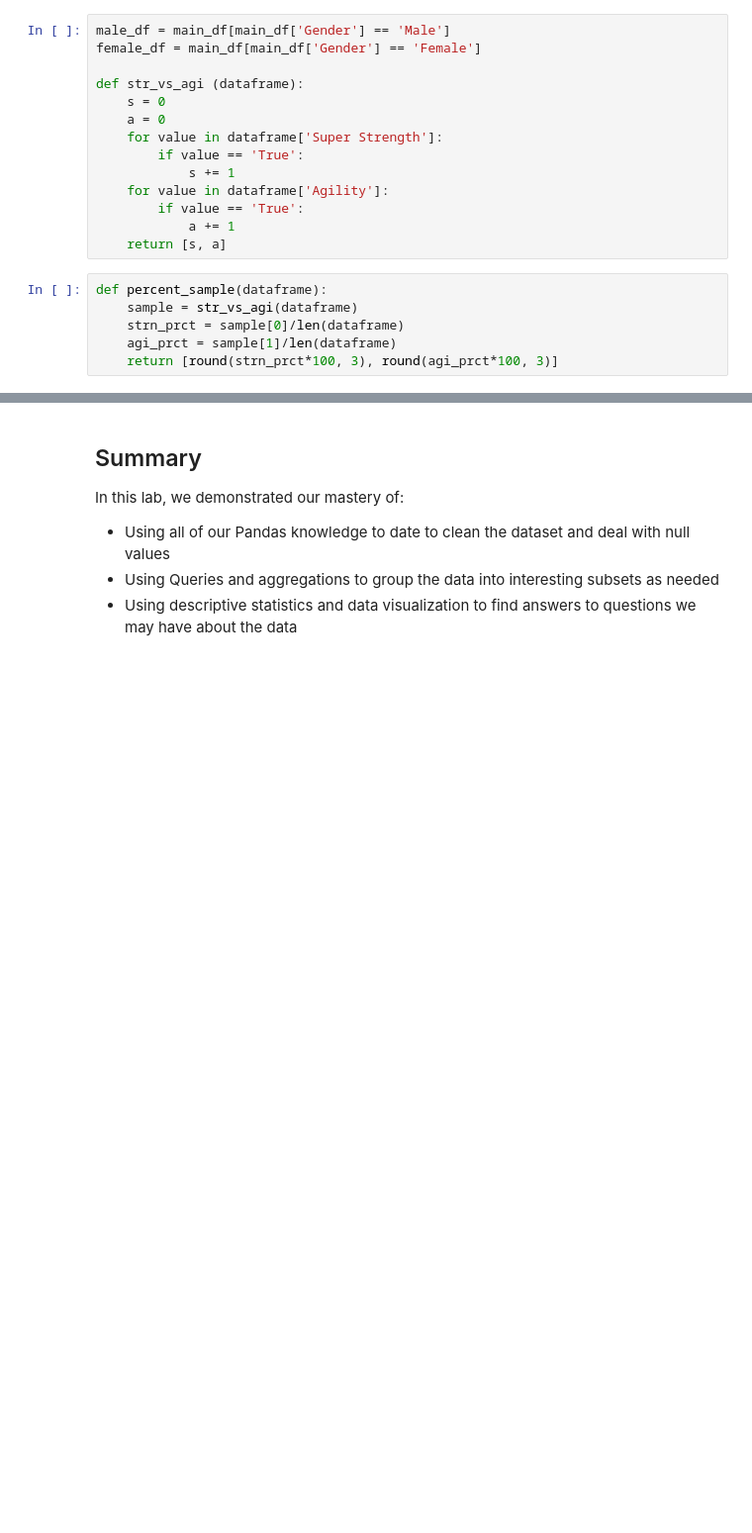
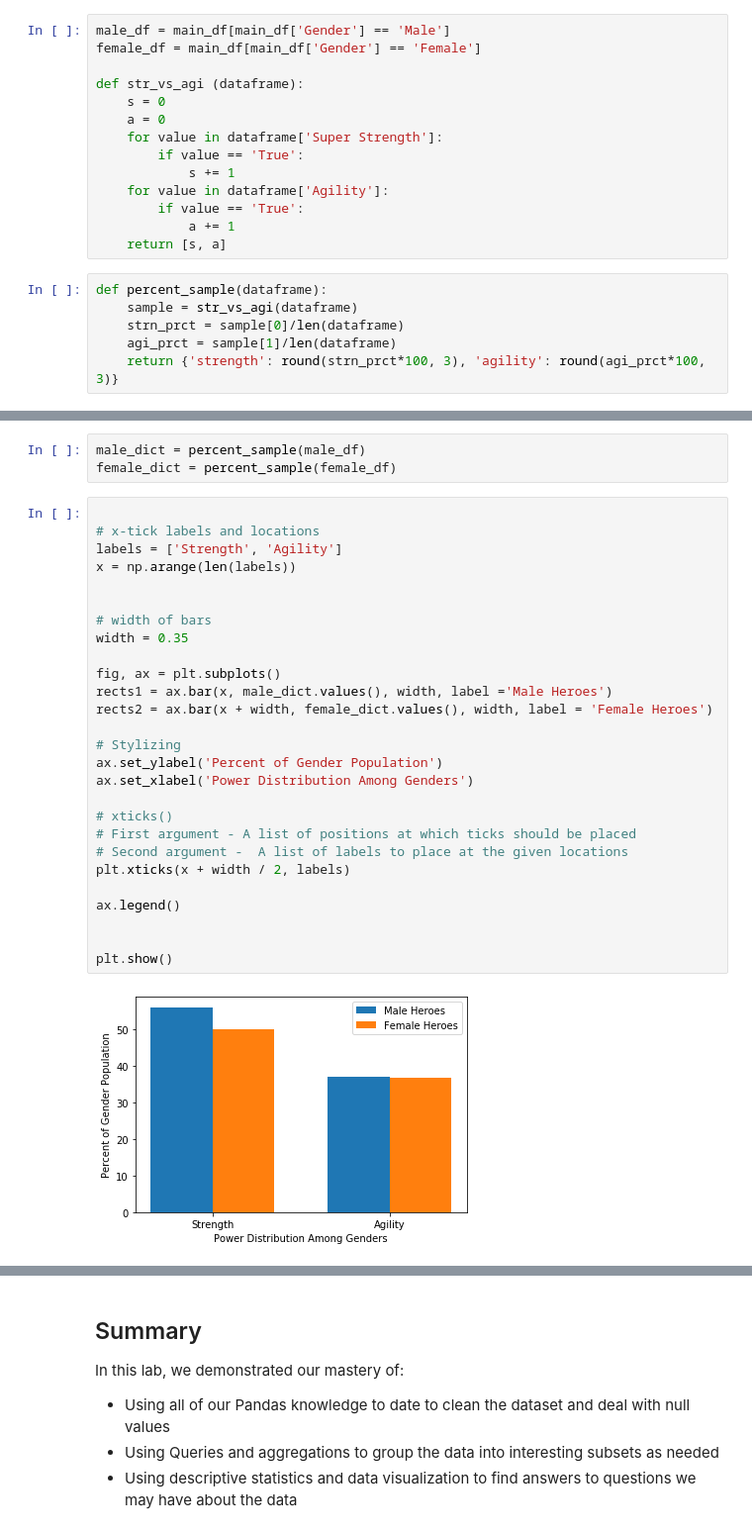
Before and after one commit to bmauss/dsc-data-cleaning-project-onl01-dtsc-ft-052620, a Jupyter notebook: index.ipynb, the cells around one changed output, grey strips where cells are left out. Shown at 99% size. Drawn from its saved outputs; the diff is of its cells as text; blank space fills up the shorter version.

```diff
--- a/index.ipynb
+++ b/index.ipynb
@@ -426,4 +426,4 @@ def percent_sample(dataframe):
     sample = str_vs_agi(dataframe)
     strn_prct = sample[0]/len(dataframe)
     agi_prct = sample[1]/len(dataframe)
-    return [round(strn_prct*100, 3), round(agi_prct*100, 3)]
+    return {'strength': round(strn_prct*100, 3), 'agility': round(agi_prct*100, 3)}
@@ -453,0 +430,32 @@ AttributeError: 'list' object has no attribute 'hist'
+# %%
+male_dict = percent_sample(male_df)
+female_dict = percent_sample(female_df)
+# %%
+
+# x-tick labels and locations
+labels = ['Strength', 'Agility']
+x = np.arange(len(labels))
+
+
+# width of bars
+width = 0.35
+
+fig, ax = plt.subplots()
+rects1 = ax.bar(x, male_dict.values(), width, label ='Male Heroes')
+rects2 = ax.bar(x + width, female_dict.values(), width, label = 'Female Heroes')
+
+# Stylizing
+ax.set_ylabel('Percent of Gender Population')
+ax.set_xlabel('Power Distribution Among Genders')
+
+# xticks()
+# First argument - A list of positions at which ticks should be placed
+# Second argument -  A list of labels to place at the given locations
+plt.xticks(x + width / 2, labels)
+
+ax.legend()
+
+
+plt.show()
+# %% [output]
+[figure, added]
```
Also changed, not shown: parts of 6 cells of this notebook.
